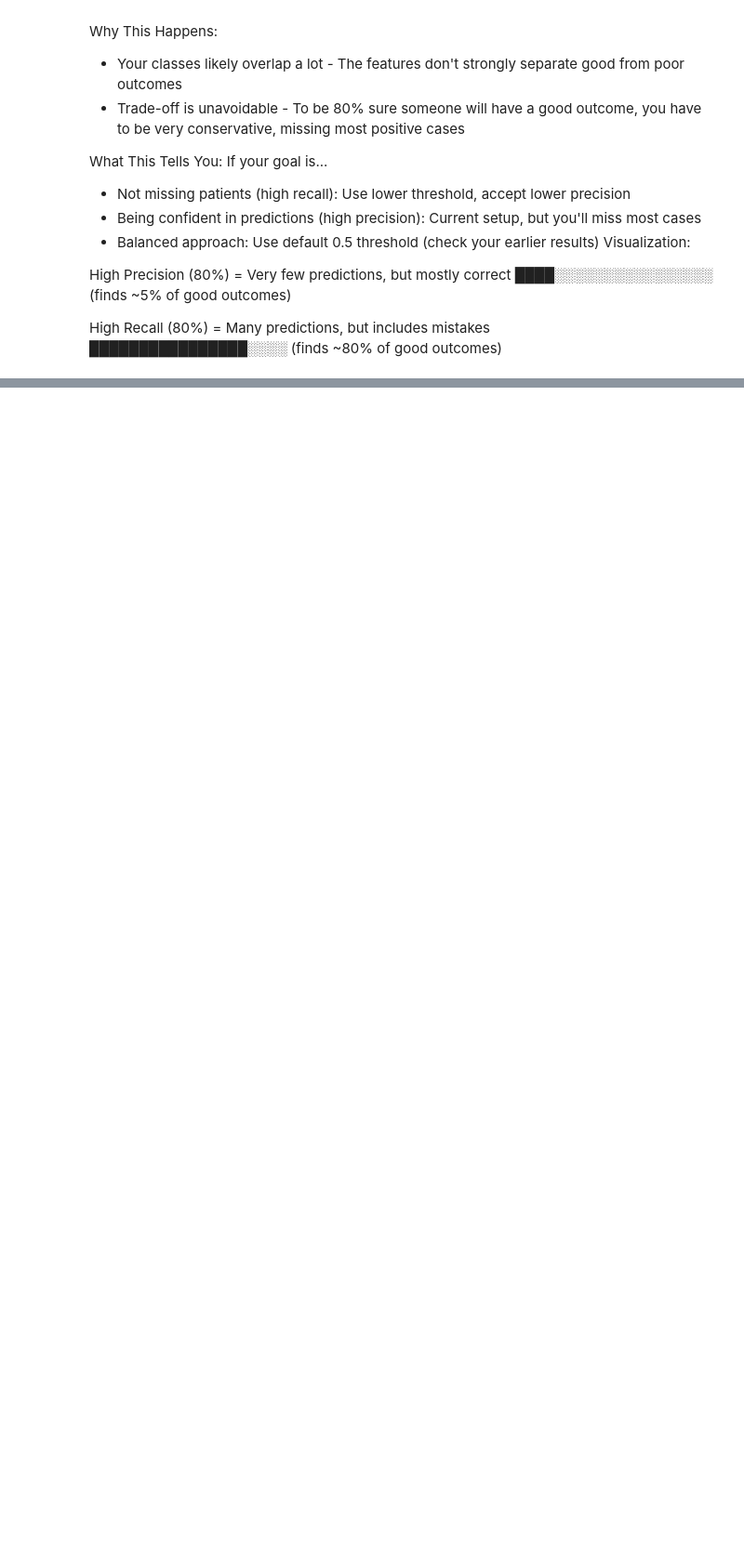
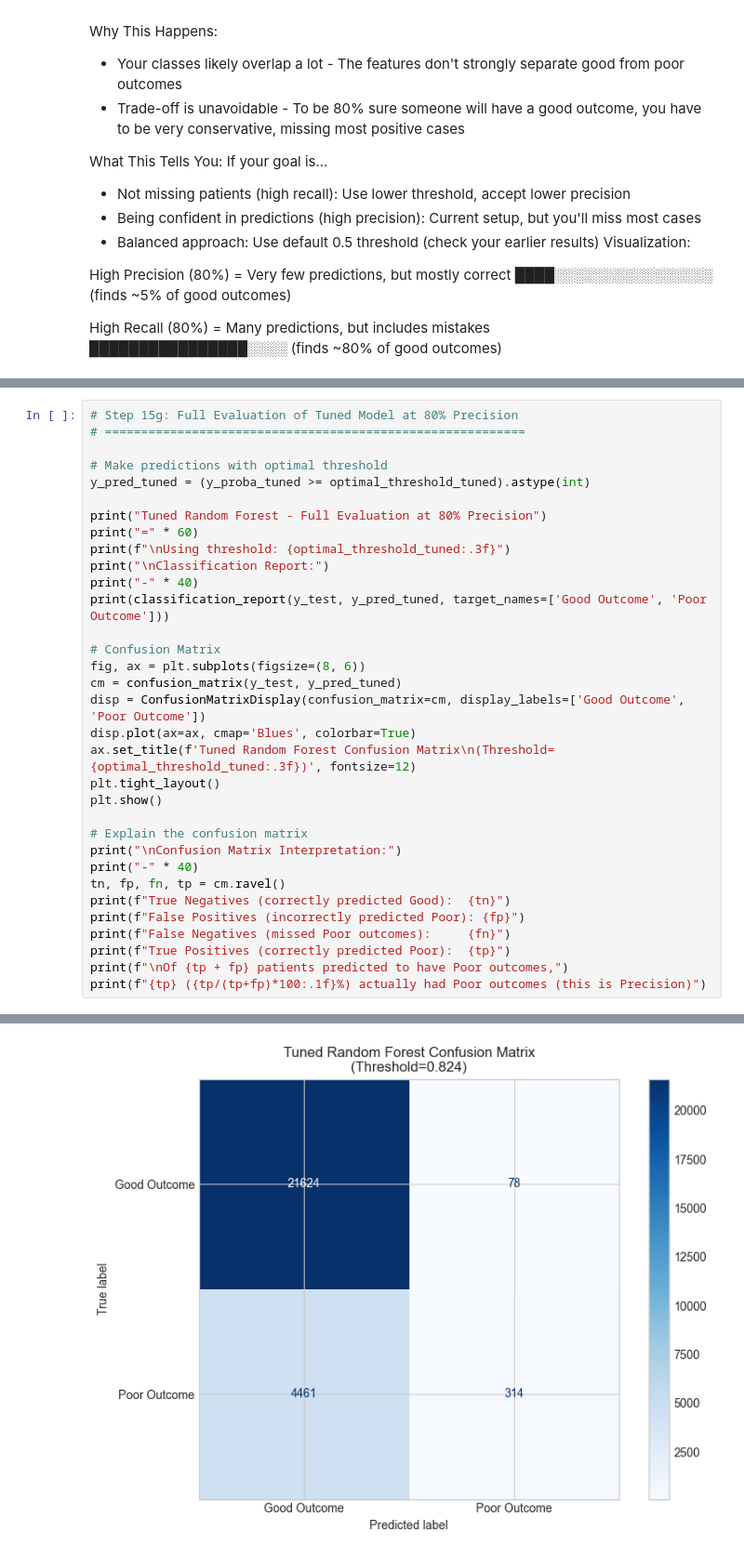
Before and after one commit to saras-audrius/EAISI-Group-Project---NHS, a Jupyter notebook: code/Models Yvonne.ipynb, the cells around one changed output, grey strips where cells are left out. Shown at 93% size. Saved outputs shown, nothing was run; the diff lists cells and outputs as text; blank space fills up the shorter version.

```diff
--- a/code/Models Yvonne.ipynb
+++ b/code/Models Yvonne.ipynb
@@ -1073,0 +1612,34 @@ High Recall (80%)    = Many predictions, but includes mistakes
+# %%
+# Step 15g: Full Evaluation of Tuned Model at 80% Precision
+# ==========================================================
+
+# Make predictions with optimal threshold
+y_pred_tuned = (y_proba_tuned >= optimal_threshold_tuned).astype(int)
+
+print("Tuned Random Forest - Full Evaluation at 80% Precision")
+print("=" * 60)
+print(f"\nUsing threshold: {optimal_threshold_tuned:.3f}")
+print("\nClassification Report:")
+print("-" * 40)
+print(classification_report(y_test, y_pred_tuned, target_names=['Good Outcome', 'Poor Outcome']))
+
+# Confusion Matrix
+fig, ax = plt.subplots(figsize=(8, 6))
+cm = confusion_matrix(y_test, y_pred_tuned)
+disp = ConfusionMatrixDisplay(confusion_matrix=cm, display_labels=['Good Outcome', 'Poor Outcome'])
+disp.plot(ax=ax, cmap='Blues', colorbar=True)
+ax.set_title(f'Tuned Random Forest Confusion Matrix\n(Threshold={optimal_threshold_tuned:.3f})', fontsize=12)
+plt.tight_layout()
+plt.show()
+
+# Explain the confusion matrix
+print("\nConfusion Matrix Interpretation:")
+print("-" * 40)
+tn, fp, fn, tp = cm.ravel()
+print(f"True Negatives (correctly predicted Good):  {tn}")
+print(f"False Positives (incorrectly predicted Poor): {fp}")
+print(f"False Negatives (missed Poor outcomes):     {fn}")
+print(f"True Positives (correctly predicted Poor):  {tp}")
+print(f"\nOf {tp + fp} patients predicted to have Poor outcomes,")
+print(f"{tp} ({tp/(tp+fp)*100:.1f}%) actually had Poor outcomes (this is Precision)")
+# %% [output]
@@ -1073,0 +1661 @@ High Recall (80%)    = Many predictions, but includes mistakes
+[figure, added]
```
Also changed, not shown: parts of 37 cells of this notebook.
